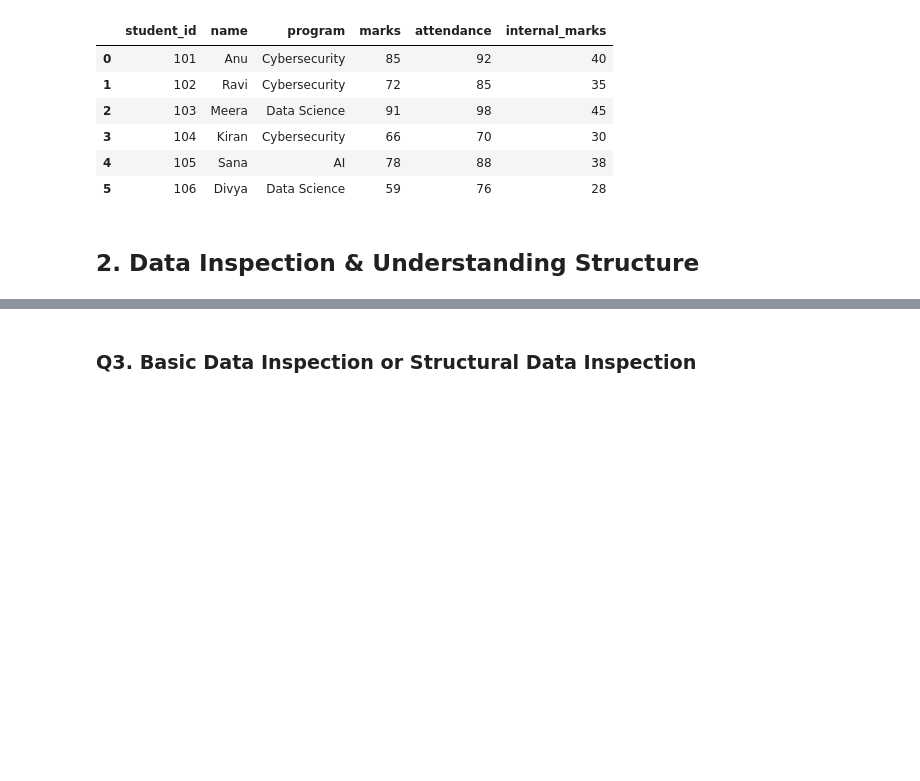
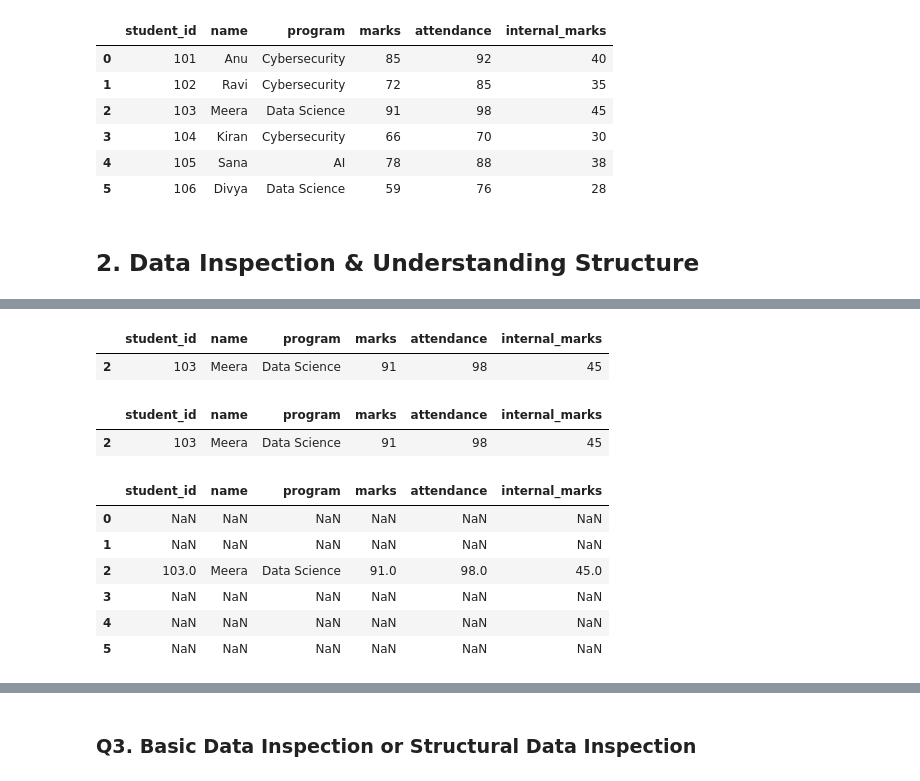
Before and after one commit to Sru-j/daily_lab_activities, a Jupyter notebook: pandas_dataframe_S.ipynb, the cells around one changed output, grey strips where cells are left out. Cells and saved outputs as stored; diff of their text form; code cells hidden in the pictures; blank space fills up the shorter version.

```diff
--- a/pandas_dataframe_S.ipynb
+++ b/pandas_dataframe_S.ipynb
@@ -148,0 +160,20 @@ df
+# %%
+df[df['marks'] >= 90]
+# %% [output]
+|  | student_id | name | program | marks | attendance | internal_marks |
+| 2 | 103 | Meera | Data Science | 91 | 98 | 45 |
+# %%
+df.query('marks >= 90')
+# %% [output]
+|  | student_id | name | program | marks | attendance | internal_marks |
+| 2 | 103 | Meera | Data Science | 91 | 98 | 45 |
+# %%
+df.where(df['marks'] >= 90)
+# %% [output]
+|  | student_id | name | program | marks | attendance | internal_marks |
+| 0 | NaN | NaN | NaN | NaN | NaN | NaN |
+| 1 | NaN | NaN | NaN | NaN | NaN | NaN |
+| 2 | 103.0 | Meera | Data Science | 91.0 | 98.0 | 45.0 |
+| 3 | NaN | NaN | NaN | NaN | NaN | NaN |
+| 4 | NaN | NaN | NaN | NaN | NaN | NaN |
+| 5 | NaN | NaN | NaN | NaN | NaN | NaN |
```
Also changed, not shown: parts of 2 cells of this notebook.
